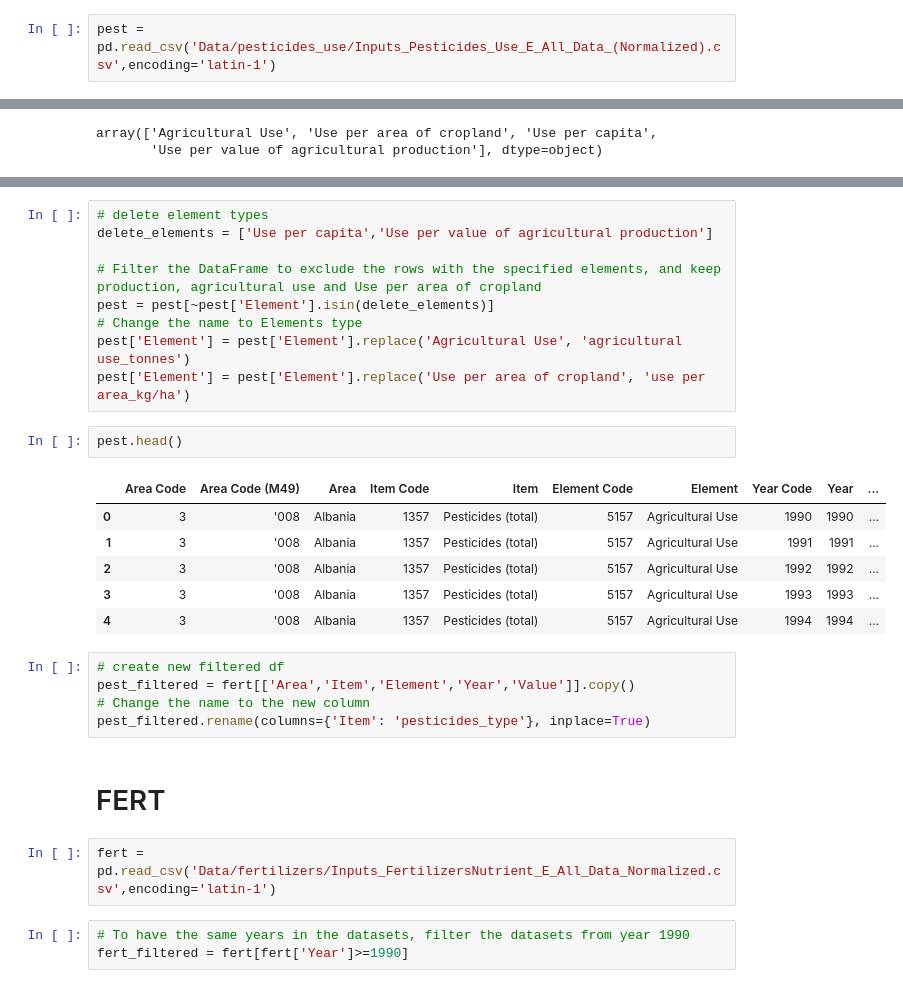
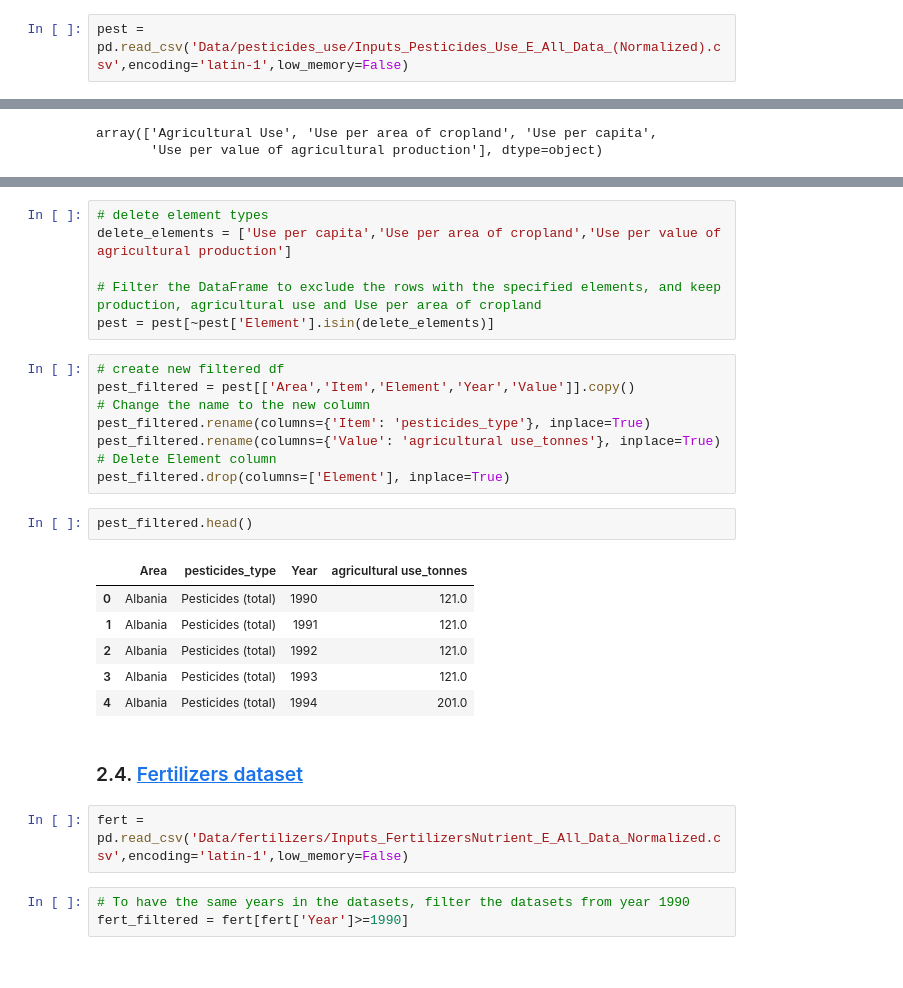
Before and after one commit to CrisDAndres/proyecto_agrotech, a Jupyter notebook: preprocessing.ipynb, the cells around one changed output, grey strips where cells are left out. Drawn from its saved outputs; the diff is of its cells as text.

```diff
--- a/preprocessing.ipynb
+++ b/preprocessing.ipynb
@@ -302,5 +376,5 @@ prec_filtered
 # %%
-pest = pd.read_csv('Data/pesticides_use/Inputs_Pesticides_Use_E_All_Data_(Normalized).csv',encoding='latin-1')
+pest = pd.read_csv('Data/pesticides_use/Inputs_Pesticides_Use_E_All_Data_(Normalized).csv',encoding='latin-1',low_memory=False)
 # %%
 # To have the same years in the datasets, filter the datasets from year 1990
 pest = pest[pest['Year']>=1990]
@@ -330,30 +395,30 @@ pest[pest['Element']=='Use per area of cropland']
 # %%
 # delete element types
-delete_elements = ['Use per capita','Use per value of agricultural production']
+delete_elements = ['Use per capita','Use per area of cropland','Use per value of agricultural production']
 
 # Filter the DataFrame to exclude the rows with the specified elements, and keep production, agricultural use and Use per area of cropland
 pest = pest[~pest['Element'].isin(delete_elements)]
-# Change the name to Elements type
-pest['Element'] = pest['Element'].replace('Agricultural Use', 'agricultural use_tonnes')
-pest['Element'] = pest['Element'].replace('Use per area of cropland', 'use per area_kg/ha')
+# %%
+# create new filtered df
+pest_filtered = pest[['Area','Item','Element','Year','Value']].copy()
+# Change the name to the new column
+pest_filtered.rename(columns={'Item': 'pesticides_type'}, inplace=True)
+pest_filtered.rename(columns={'Value': 'agricultural use_tonnes'}, inplace=True)
+# Delete Element column
+pest_filtered.drop(columns=['Element'], inplace=True)
 # %%
-pest.head()
+pest_filtered.head()
 # %% [output]
-|  | Area Code | Area Code (M49) | Area | Item Code | Item | Element Code | Element | Year Code | Year | ... |
-| 0 | 3 | '008 | Albania | 1357 | Pesticides (total) | 5157 | Agricultural Use | 1990 | 1990 | ... |
-| 1 | 3 | '008 | Albania | 1357 | Pesticides (total) | 5157 | Agricultural Use | 1991 | 1991 | ... |
-| 2 | 3 | '008 | Albania | 1357 | Pesticides (total) | 5157 | Agricultural Use | 1992 | 1992 | ... |
-| 3 | 3 | '008 | Albania | 1357 | Pesticides (total) | 5157 | Agricultural Use | 1993 | 1993 | ... |
-| 4 | 3 | '008 | Albania | 1357 | Pesticides (total) | 5157 | Agricultural Use | 1994 | 1994 | ... |
+|  | Area | pesticides_type | Year | agricultural use_tonnes |
+| 0 | Albania | Pesticides (total) | 1990 | 121.0 |
+| 1 | Albania | Pesticides (total) | 1991 | 121.0 |
+| 2 | Albania | Pesticides (total) | 1992 | 121.0 |
+| 3 | Albania | Pesticides (total) | 1993 | 121.0 |
+| 4 | Albania | Pesticides (total) | 1994 | 201.0 |
-# %%
-# create new filtered df
-pest_filtered = fert[['Area','Item','Element','Year','Value']].copy()
-# Change the name to the new column
-pest_filtered.rename(columns={'Item': 'pesticides_type'}, inplace=True)
-# %% [markdown]
-# FERT
+# %% [markdown]
+### 2.4. <a id='toc2_4_'></a>[Fertilizers dataset](#toc2_4_)
 # %%
-fert = pd.read_csv('Data/fertilizers/Inputs_FertilizersNutrient_E_All_Data_Normalized.csv',encoding='latin-1')
+fert = pd.read_csv('Data/fertilizers/Inputs_FertilizersNutrient_E_All_Data_Normalized.csv',encoding='latin-1',low_memory=False)
 # %%
 # To have the same years in the datasets, filter the datasets from year 1990
 fert_filtered = fert[fert['Year']>=1990]
```
Also changed, not shown: parts of 52 cells of this notebook.
